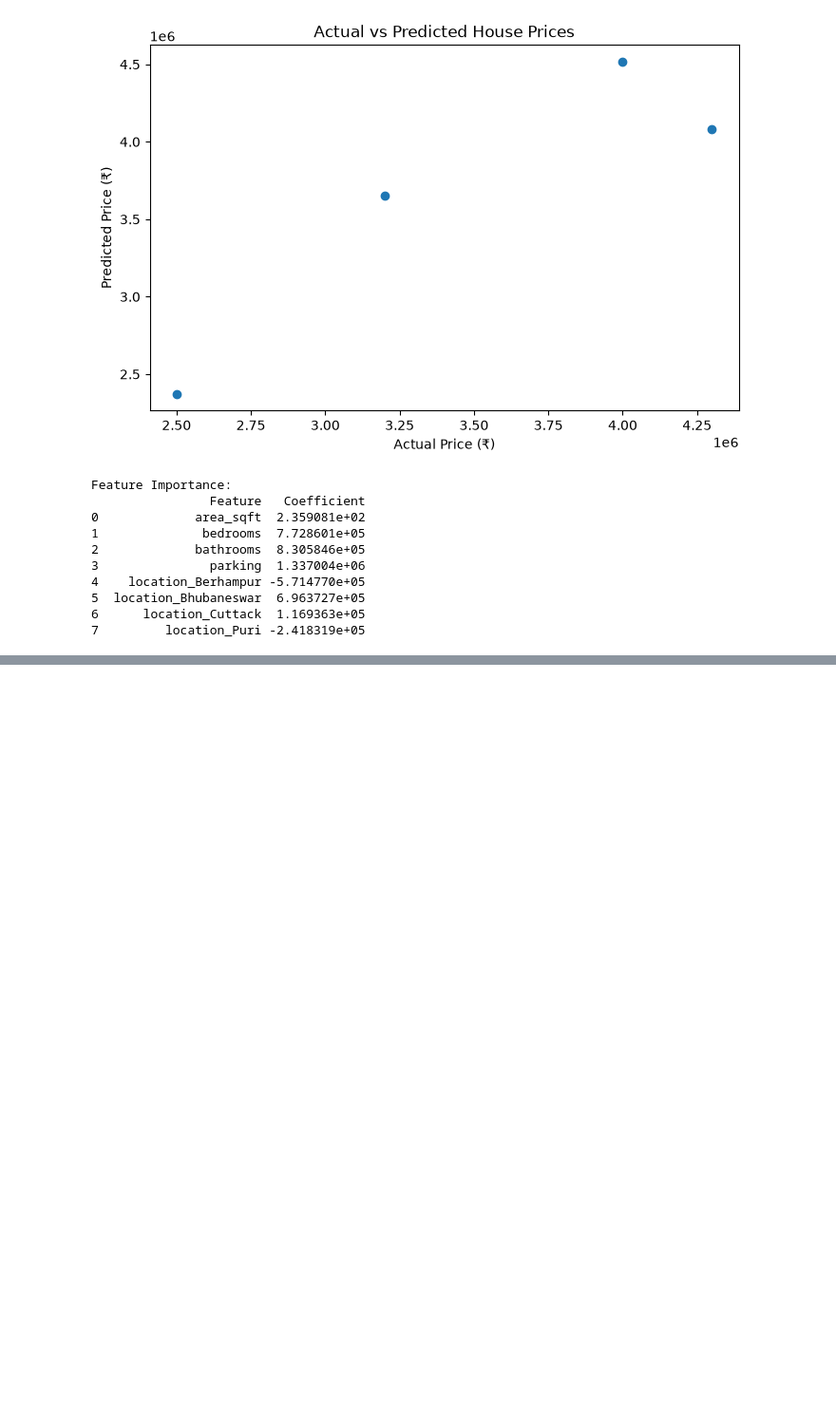
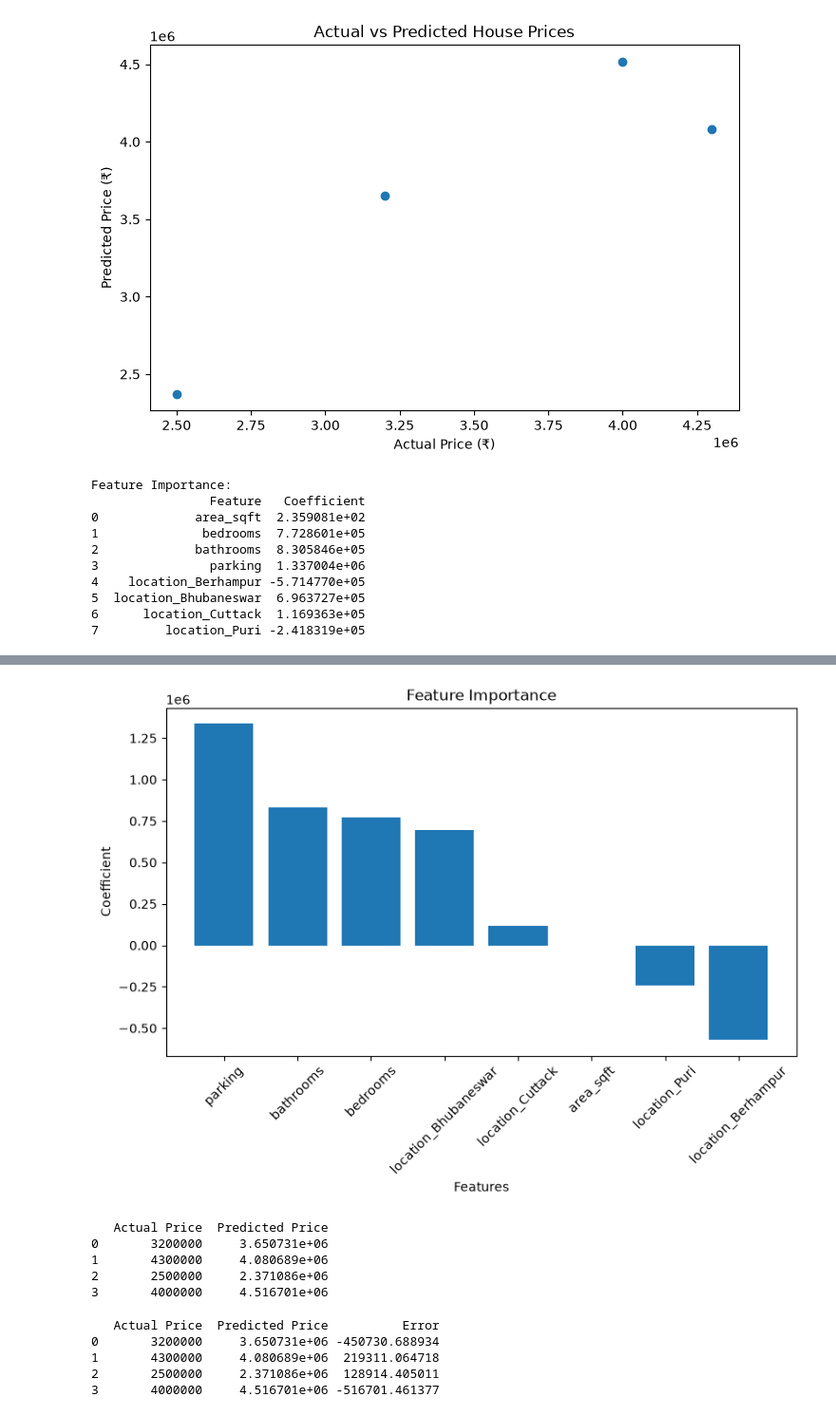
Before and after one commit to gyanaranjanj360-debug/Python-internship, a Jupyter notebook: notebook/house_price_analysis.ipynb, the cells around one changed output, grey strips where cells are left out. Shown at 95% size. Drawn from its saved outputs; the diff is of its cells as text; code cells hidden in the pictures; blank space fills up the shorter version.

Commit message:
Day 14: Model analysis and error evaluation

```diff
--- a/notebook/house_price_analysis.ipynb
+++ b/notebook/house_price_analysis.ipynb
@@ -1773,0 +1781,7 @@ Feature Importance:
+# %%
+feature_importance = pd.DataFrame({
+    "Feature": X.columns,
+    "Coefficient": model.coef_
+})
+
+print(feature_importance)
@@ -1773,0 +1798,8 @@ Feature Importance:
+# %%
+feature_importance = feature_importance.sort_values(
+    by="Coefficient",
+    ascending=False
+)
+
+print("Sorted Feature Importance:")
+print(feature_importance)
@@ -1773,0 +1817,43 @@ Feature Importance:
+# %%
+plt.figure(figsize=(9, 5))
+
+plt.bar(
+    feature_importance["Feature"],
+    feature_importance["Coefficient"]
+)
+
+plt.xlabel("Features")
+plt.ylabel("Coefficient")
+plt.title("Feature Importance")
+
+plt.xticks(rotation=45)
+
+plt.show()
+# %% [output]
+[figure, added]
+# %%
+comparison = pd.DataFrame({
+    "Actual Price": y_test.values,
+    "Predicted Price": y_pred
+})
+
+print(comparison)
+# %% [output]
+   Actual Price  Predicted Price
+0       3200000     3.650731e+06
+1       4300000     4.080689e+06
+2       2500000     2.371086e+06
+3       4000000     4.516701e+06
+# %%
+comparison["Error"] = (
+    comparison["Actual Price"] -
+    comparison["Predicted Price"]
+)
+
+print(comparison)
+# %% [output]
+   Actual Price  Predicted Price          Error
+0       3200000     3.650731e+06 -450730.688934
+1       4300000     4.080689e+06  219311.064718
+2       2500000     2.371086e+06  128914.405011
+3       4000000     4.516701e+06 -516701.461377
```
Also changed, not shown: parts of 5 cells of this notebook.
